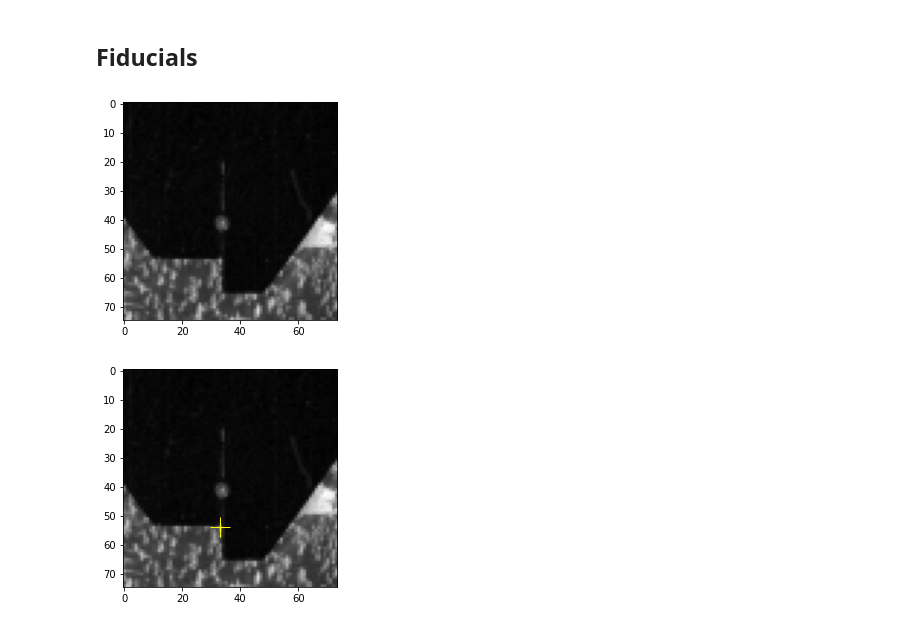
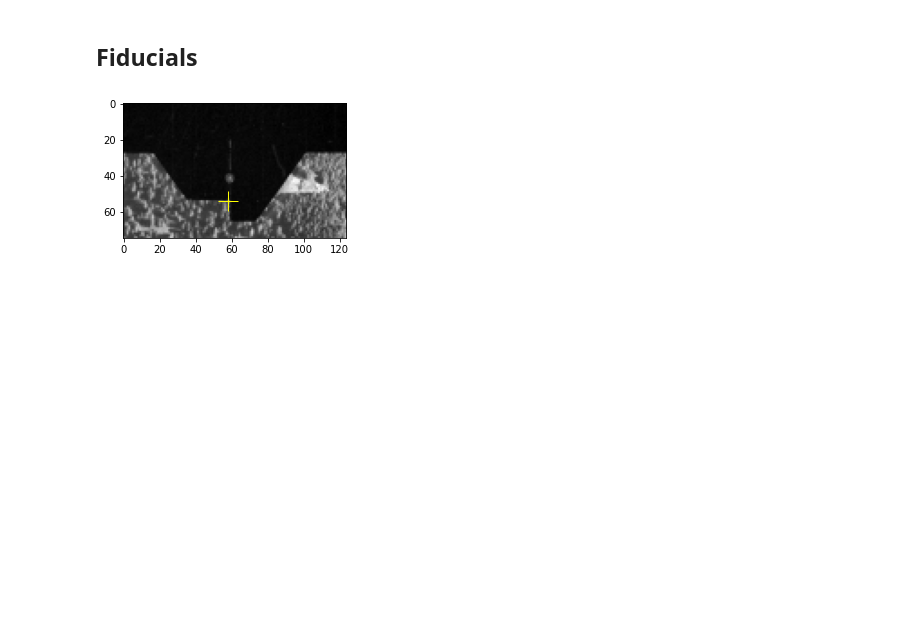
Before and after one commit to aazuspan/aerio, a Jupyter notebook: example.ipynb, the cells around one changed output. Cells and saved outputs as stored; diff of their text form; code cells hidden in the pictures; blank space fills up the shorter version.

Commit message:
Normalize fiducial before identifying corner and allow previeweing the filtered fiducial image

```diff
--- a/example.ipynb
+++ b/example.ipynb
@@ -29,16 +33,12 @@ photo.preview(size=(4, 4))
 ## Fiducials
 # %%
 # Calculate the locations of the fiducials
-photo.calculate_fiducials(fiducial_size=(75, 75))
-
-# Preview a fiducial to check that it was correctly located
-photo.fiducials.top.preview()
+photo.calculate_fiducials(fiducial_size=(75, 125))
 
 # Calculate the coordinates of each fiducial point
 photo.fiducials.calculate_coordinates()
 
-# Preview the fiducial again now that the coordinate has been located
+# Preview the fiducial with the coordinate location
 photo.fiducials.top.preview()
 # %% [output]
-[figure, old version]
+[figure, new version]
-[figure, removed]
```
Also changed, not shown: parts of 1 cell of this notebook, 1 other file.
